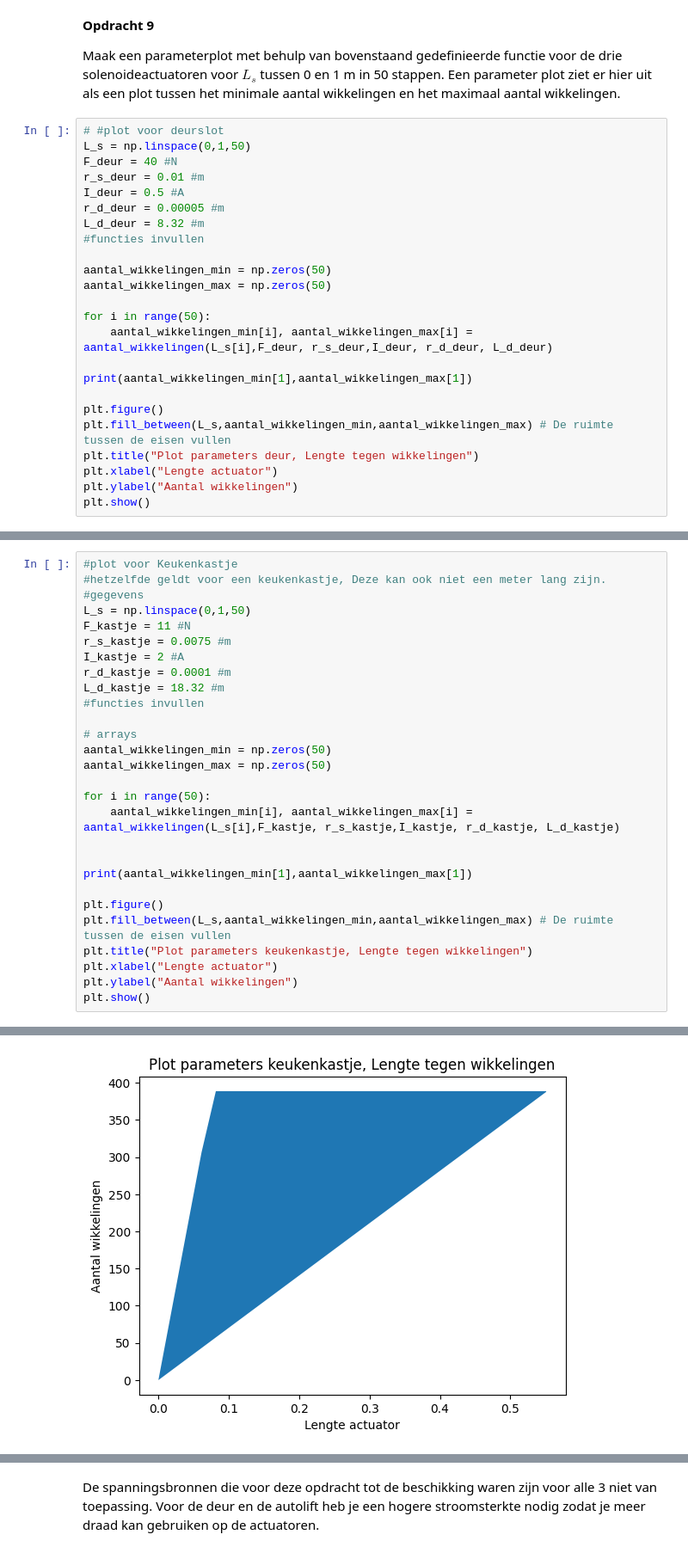
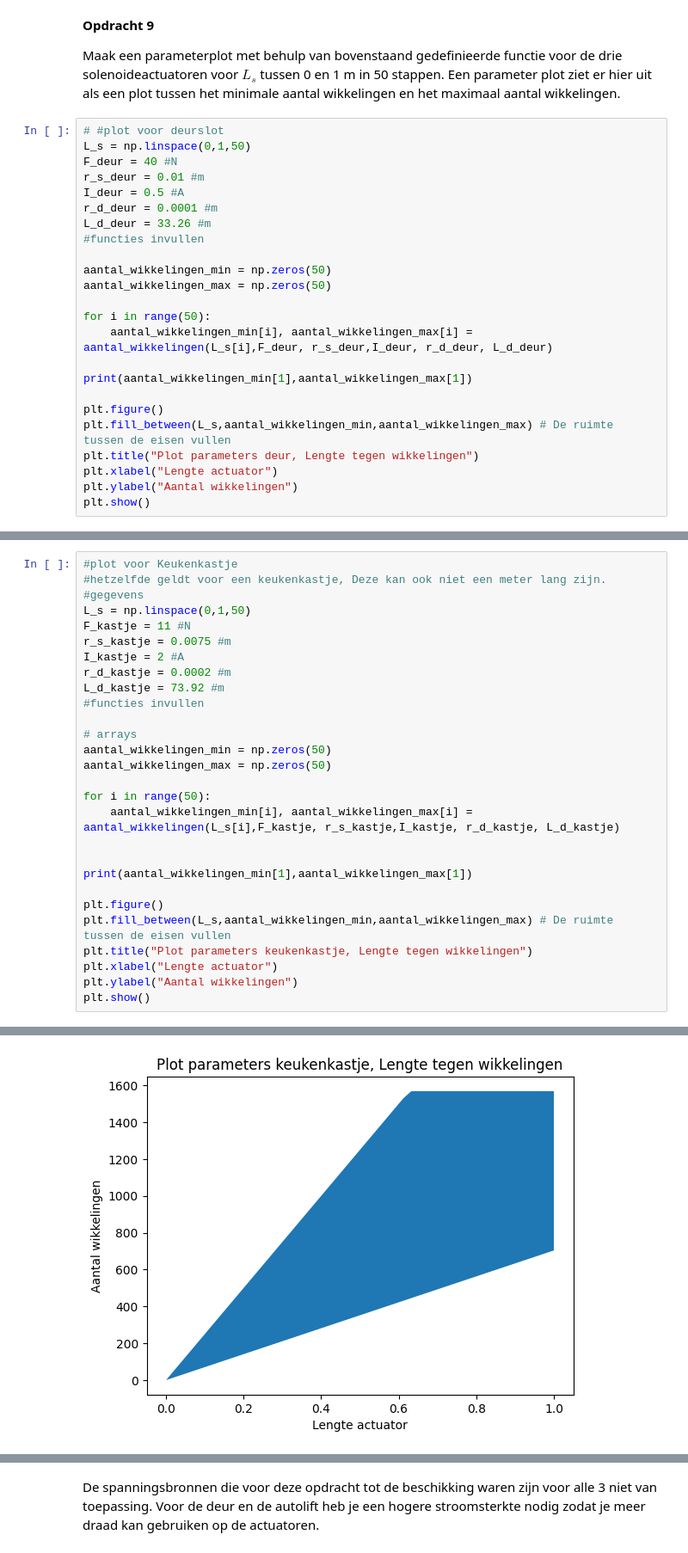
Before and after one commit to korne-Hoendervangers/opdrachten-DEF-D-KorneHoendervangers, a Jupyter notebook: DigitaleOntwerpopdrachten/2KrachtactuatorOpdracht/2KrachtactuatorOpdracht/KrachtactuatorOpdracht.ipynb, the cells around one changed output, grey strips where cells are left out. Shown at 86% size. Drawn from its saved outputs; the diff is of its cells as text.

```diff
--- a/DigitaleOntwerpopdrachten/2KrachtactuatorOpdracht/2KrachtactuatorOpdracht/KrachtactuatorOpdracht.ipynb
+++ b/DigitaleOntwerpopdrachten/2KrachtactuatorOpdracht/2KrachtactuatorOpdracht/KrachtactuatorOpdracht.ipynb
@@ -224,8 +224,8 @@ L_s = np.linspace(0,1,50)
 F_deur = 40 #N
 r_s_deur = 0.01 #m
 I_deur = 0.5 #A
-r_d_deur = 0.00005 #m
-L_d_deur = 8.32 #m
+r_d_deur = 0.0001 #m
+L_d_deur = 33.26 #m
 #functies invullen
 
 aantal_wikkelingen_min = np.zeros(50)
@@ -269,8 +269,8 @@ L_s = np.linspace(0,1,50)
 F_kastje = 11 #N
 r_s_kastje = 0.0075 #m
 I_kastje = 2 #A
-r_d_kastje = 0.0001 #m
-L_d_kastje = 18.32 #m
+r_d_kastje = 0.0002 #m
+L_d_kastje = 73.92 #m
 #functies invullen
 
 # arrays
@@ -310,3 +294,3 @@ The design with %.1f unit has no workable solution
-[figure, old version]
+[figure, new version]
 # %%
 #plot voor autolift
```
Also changed, not shown: parts of 13 cells of this notebook.
